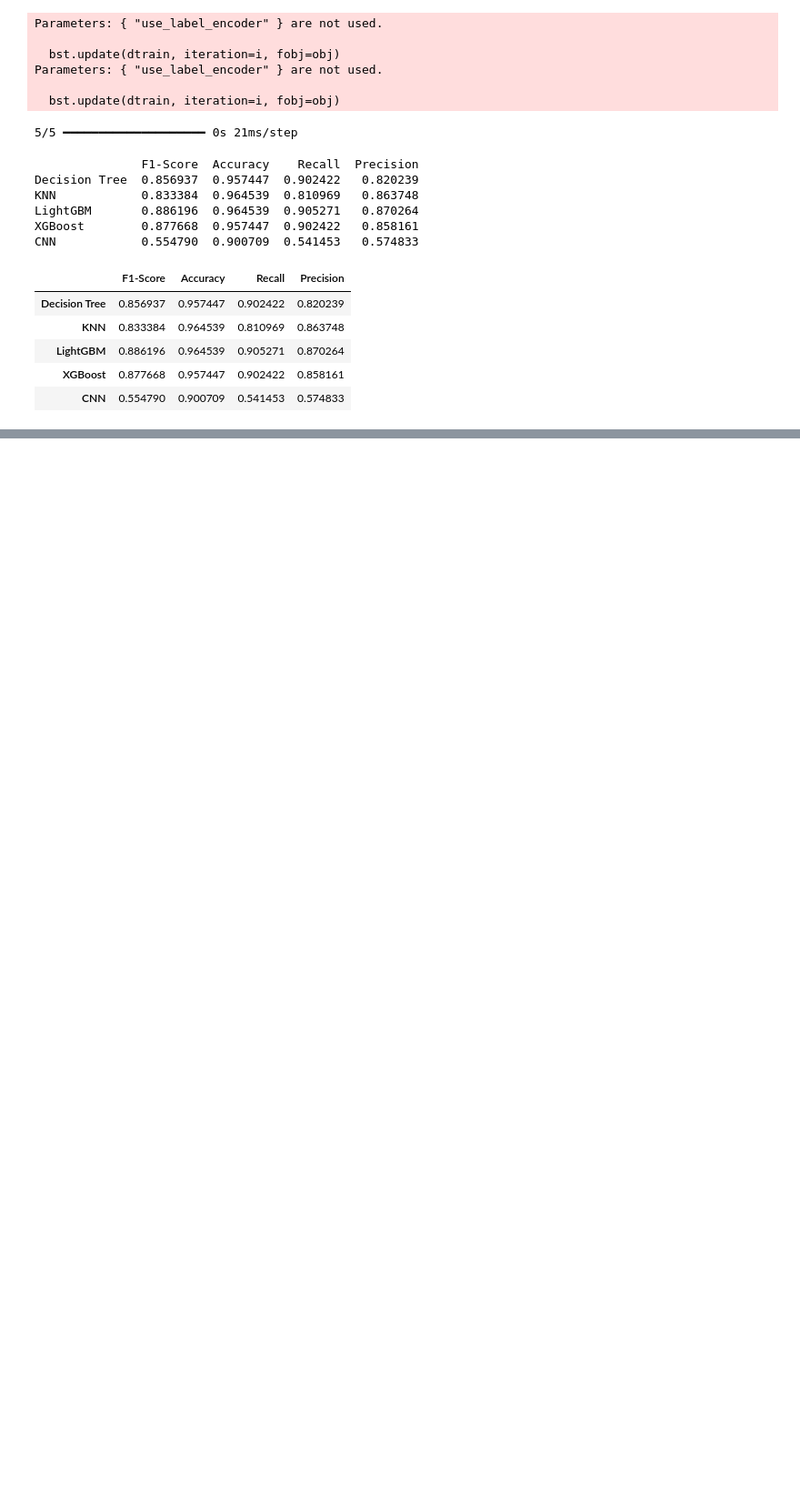
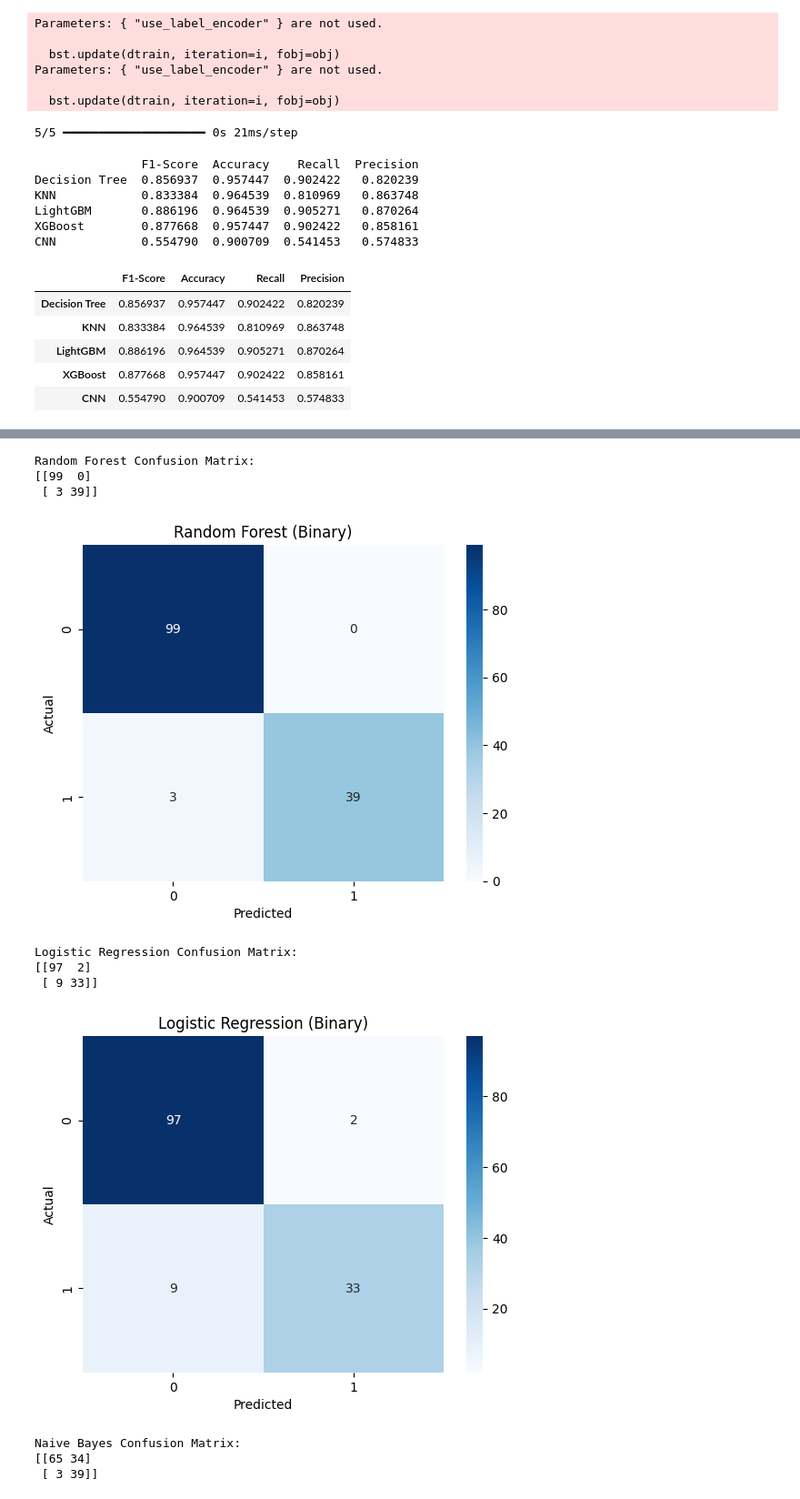
Before and after one commit to dipraj-howlader/mental_health_research_codes, a Jupyter notebook: Thesis Research Task.ipynb, the cells around one changed output, grey strips where cells are left out. Shown at 91% size. Drawn from its saved outputs; the diff is of its cells as text; code cells hidden in the pictures; blank space fills up the shorter version.

```diff
--- a/Thesis Research Task.ipynb
+++ b/Thesis Research Task.ipynb
@@ -284,0 +294,37 @@ pd.DataFrame(results_multi).T
+# %%
+# Confusion Matrix for Binary Classification Models
+
+from sklearn.metrics import confusion_matrix
+import seaborn as sns
+import matplotlib.pyplot as plt
+
+# Assuming y_test_bin and predictions y_pred_rf, y_pred_lr, y_pred_nb, y_pred_svm, y_pred_mlp, y_pred_lstm exist
+binary_preds = {
+    "Random Forest": y_pred_rf,
+    "Logistic Regression": y_pred_lr,
+    "Naive Bayes": y_pred_nb,
+    "SVM": y_pred_svm,
+    "MLP": y_pred_mlp,
+    "LSTM": y_pred_lstm
+}
+
+for name, y_pred in binary_preds.items():
+    cm = confusion_matrix(y_test_bin, y_pred)
+    print(f"{name} Confusion Matrix:\n{cm}\n")
+    sns.heatmap(cm, annot=True, fmt='d', cmap='Blues')
+    plt.title(f"{name} (Binary)")
+    plt.xlabel("Predicted")
+    plt.ylabel("Actual")
+    plt.show()
+# %% [output]
+Random Forest Confusion Matrix:
+[[99  0]
+ [ 3 39]]
+[figure, added]
+Logistic Regression Confusion Matrix:
+[[97  2]
+ [ 9 33]]
+[figure, added]
+Naive Bayes Confusion Matrix:
+[[65 34]
+ [ 3 39]]
```
Also changed, not shown: parts of 15 cells of this notebook.
